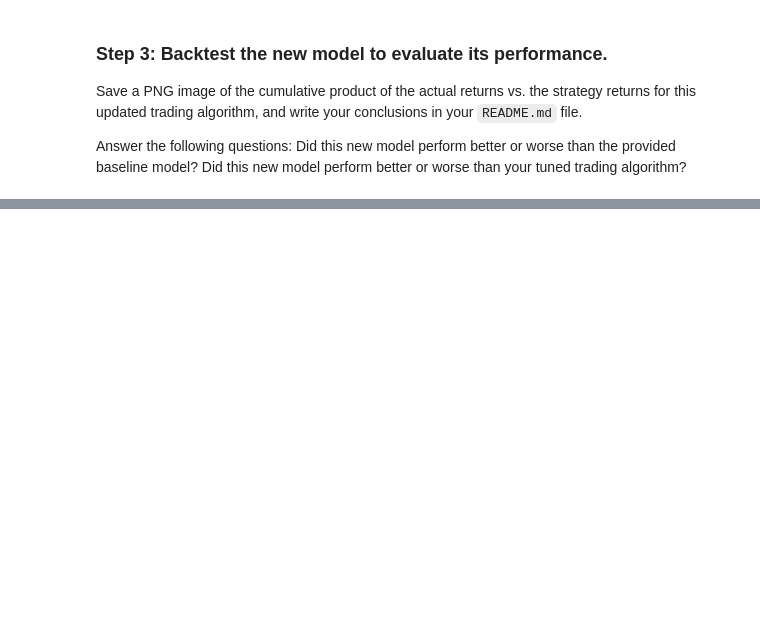
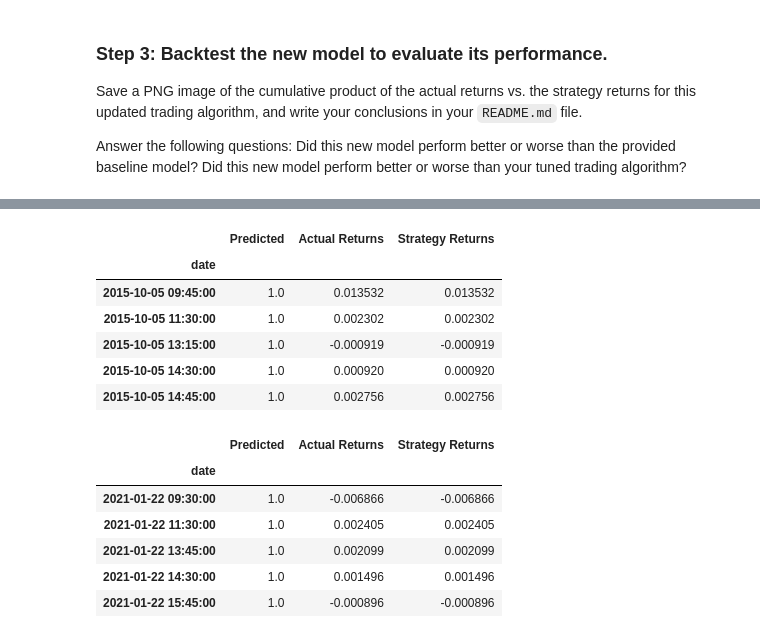
Before and after one commit to apakuki/FinTechBC-Homework-Unit14, a Jupyter notebook: Starter_Code/machine_learning_trading_bot.ipynb, the cells around one changed output, grey strips where cells are left out. Drawn from its saved outputs; the diff is of its cells as text; code cells hidden in the pictures; blank space fills up the shorter version.

```diff
--- a/Starter_Code/machine_learning_trading_bot.ipynb
+++ b/Starter_Code/machine_learning_trading_bot.ipynb
@@ -458,20 +490,52 @@ Did this new model perform better or worse than your tuned trading algorithm?
 # %%
 # Create a new empty predictions DataFrame:
 
 # Create a predictions DataFrame
 # YOUR CODE HERE
 
 # Add the SVM model predictions to the DataFrame
 # YOUR CODE HERE
 
 # Add the actual returns to the DataFrame
 # YOUR CODE HERE
 
 # Add the strategy returns to the DataFrame
 # YOUR CODE HERE
 
 # Review the DataFrame
 # YOUR CODE HERE
+
+# Create a predictions DataFrame
+lr_predictions_df = pd.DataFrame(index=X_test.index)
+
+# Add the SVM model predictions to the DataFrame
+lr_predictions_df['Predicted'] = model.predict(X_test_scaled)
+
+# Add the actual returns to the DataFrame
+lr_predictions_df['Actual Returns'] = signals_df["Actual Returns"]
+
+# Add the strategy returns to the DataFrame
+lr_predictions_df['Strategy Returns'] = (
+    lr_predictions_df["Actual Returns"] * lr_predictions_df["Predicted"]
+)
+# Review the DataFrame
+display(predictions_df.head())
+display(predictions_df.tail())
+# %% [output]
+|  | Predicted | Actual Returns | Strategy Returns |
+| date |  |  |  |
+| 2015-10-05 09:45:00 | 1.0 | 0.013532 | 0.013532 |
+| 2015-10-05 11:30:00 | 1.0 | 0.002302 | 0.002302 |
+| 2015-10-05 13:15:00 | 1.0 | -0.000919 | -0.000919 |
+| 2015-10-05 14:30:00 | 1.0 | 0.000920 | 0.000920 |
+| 2015-10-05 14:45:00 | 1.0 | 0.002756 | 0.002756 |
+|  | Predicted | Actual Returns | Strategy Returns |
+| date |  |  |  |
+| 2021-01-22 09:30:00 | 1.0 | -0.006866 | -0.006866 |
+| 2021-01-22 11:30:00 | 1.0 | 0.002405 | 0.002405 |
+| 2021-01-22 13:45:00 | 1.0 | 0.002099 | 0.002099 |
+| 2021-01-22 14:30:00 | 1.0 | 0.001496 | 0.001496 |
+| 2021-01-22 15:45:00 | 1.0 | -0.000896 | -0.000896 |
 # %%
 # Plot the actual returns versus the strategy returns
 # YOUR CODE HERE
```
Also changed, not shown: parts of 18 cells of this notebook, 1 other file.
